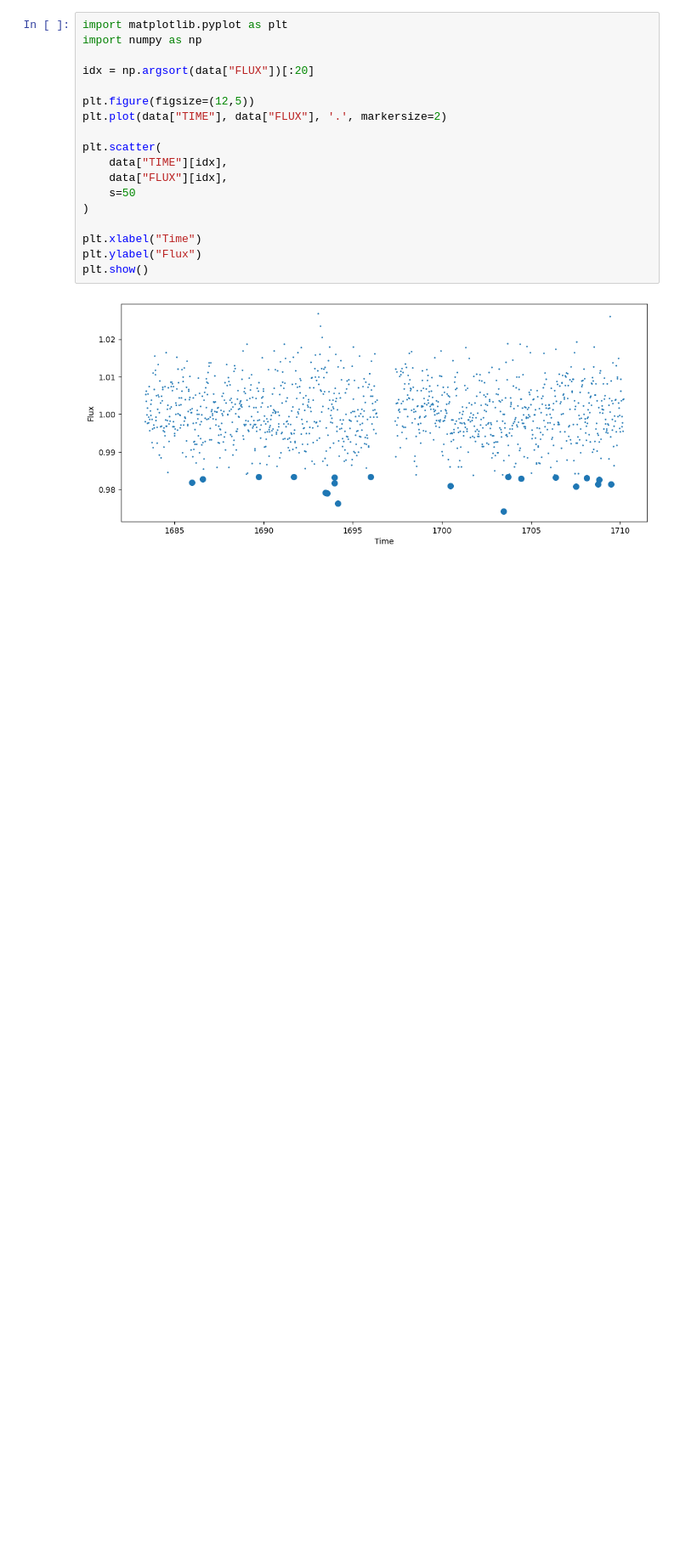
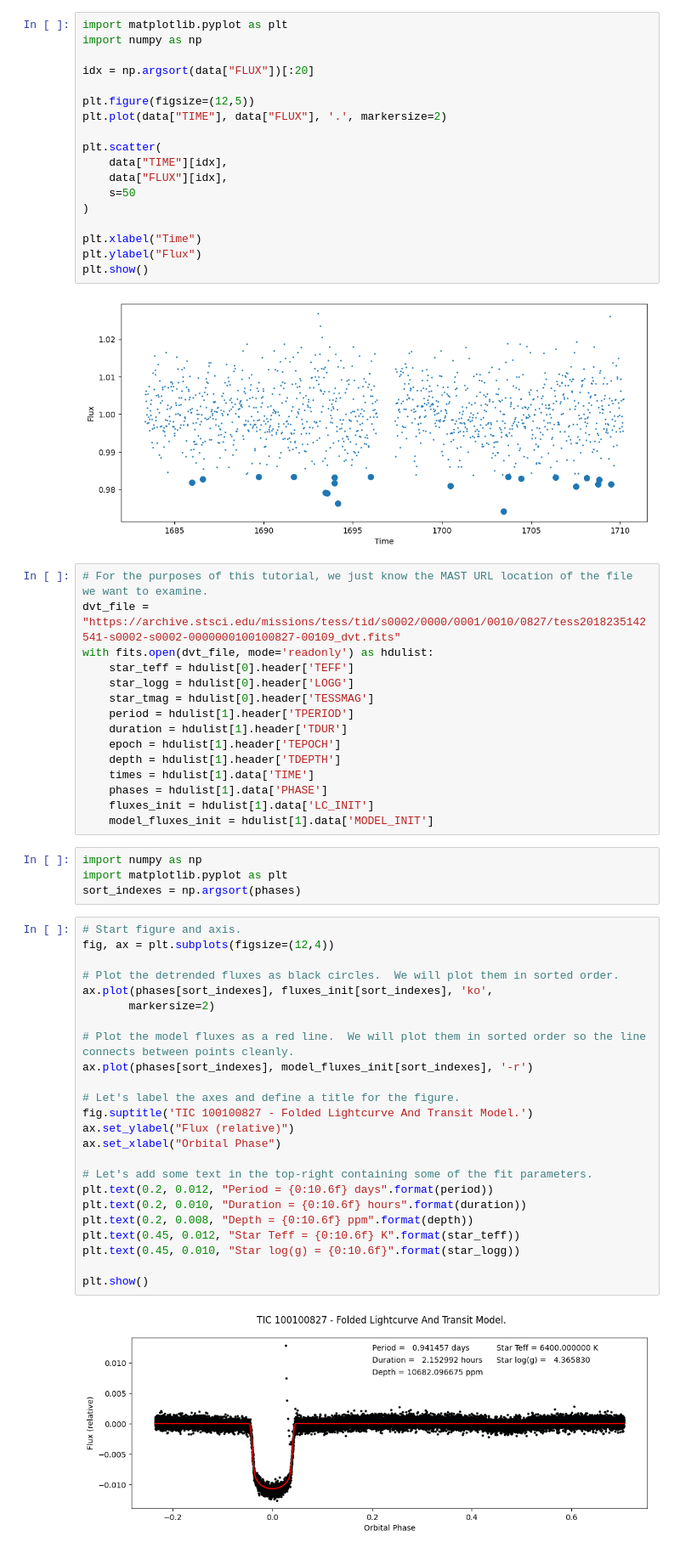
Before and after one commit to Kavishomg/Exoplanet-Hunter-V1, a Jupyter notebook: testing_stuff.ipynb, the cells around one changed output. Shown at 85% size. Drawn from its saved outputs; the diff is of its cells as text; blank space fills up the shorter version.

Commit message:
added analysis of lightcurves for various TIC IDs, including transiting exoplanets, stellar flares, and binary star systems.

```diff
--- a/h.ipynb
+++ b/testing_stuff.ipynb
@@ -173,3 +168,48 @@ plt.ylabel("Flux")
 plt.show()
 # %% [output]
 [figure]
+# %%
+# For the purposes of this tutorial, we just know the MAST URL location of the file we want to examine.
+dvt_file = "https://archive.stsci.edu/missions/tess/tid/s0002/0000/0001/0010/0827/tess2018235142541-s0002-s0002-0000000100100827-00109_dvt.fits"
+with fits.open(dvt_file, mode='readonly') as hdulist:
+    star_teff = hdulist[0].header['TEFF']
+    star_logg = hdulist[0].header['LOGG']
+    star_tmag = hdulist[0].header['TESSMAG']
+    period = hdulist[1].header['TPERIOD']
+    duration = hdulist[1].header['TDUR']
+    epoch = hdulist[1].header['TEPOCH']
+    depth = hdulist[1].header['TDEPTH']
+    times = hdulist[1].data['TIME']
+    phases = hdulist[1].data['PHASE']
+    fluxes_init = hdulist[1].data['LC_INIT']
+    model_fluxes_init = hdulist[1].data['MODEL_INIT']
+# %%
+import numpy as np
+import matplotlib.pyplot as plt
+sort_indexes = np.argsort(phases)
+# %%
+# Start figure and axis.
+fig, ax = plt.subplots(figsize=(12,4))
+
+# Plot the detrended fluxes as black circles.  We will plot them in sorted order.
+ax.plot(phases[sort_indexes], fluxes_init[sort_indexes], 'ko',
+       markersize=2)
+
+# Plot the model fluxes as a red line.  We will plot them in sorted order so the line connects between points cleanly.
+ax.plot(phases[sort_indexes], model_fluxes_init[sort_indexes], '-r')
+
+# Let's label the axes and define a title for the figure.
+fig.suptitle('TIC 100100827 - Folded Lightcurve And Transit Model.')
+ax.set_ylabel("Flux (relative)")
+ax.set_xlabel("Orbital Phase")
+
+# Let's add some text in the top-right containing some of the fit parameters.
+plt.text(0.2, 0.012, "Period = {0:10.6f} days".format(period))
+plt.text(0.2, 0.010, "Duration = {0:10.6f} hours".format(duration))
+plt.text(0.2, 0.008, "Depth = {0:10.6f} ppm".format(depth))
+plt.text(0.45, 0.012, "Star Teff = {0:10.6f} K".format(star_teff))
+plt.text(0.45, 0.010, "Star log(g) = {0:10.6f}".format(star_logg))
+
+plt.show()
+# %% [output]
+[figure, added]
```
Also changed, not shown: parts of 5 cells of this notebook, 2 other files.
